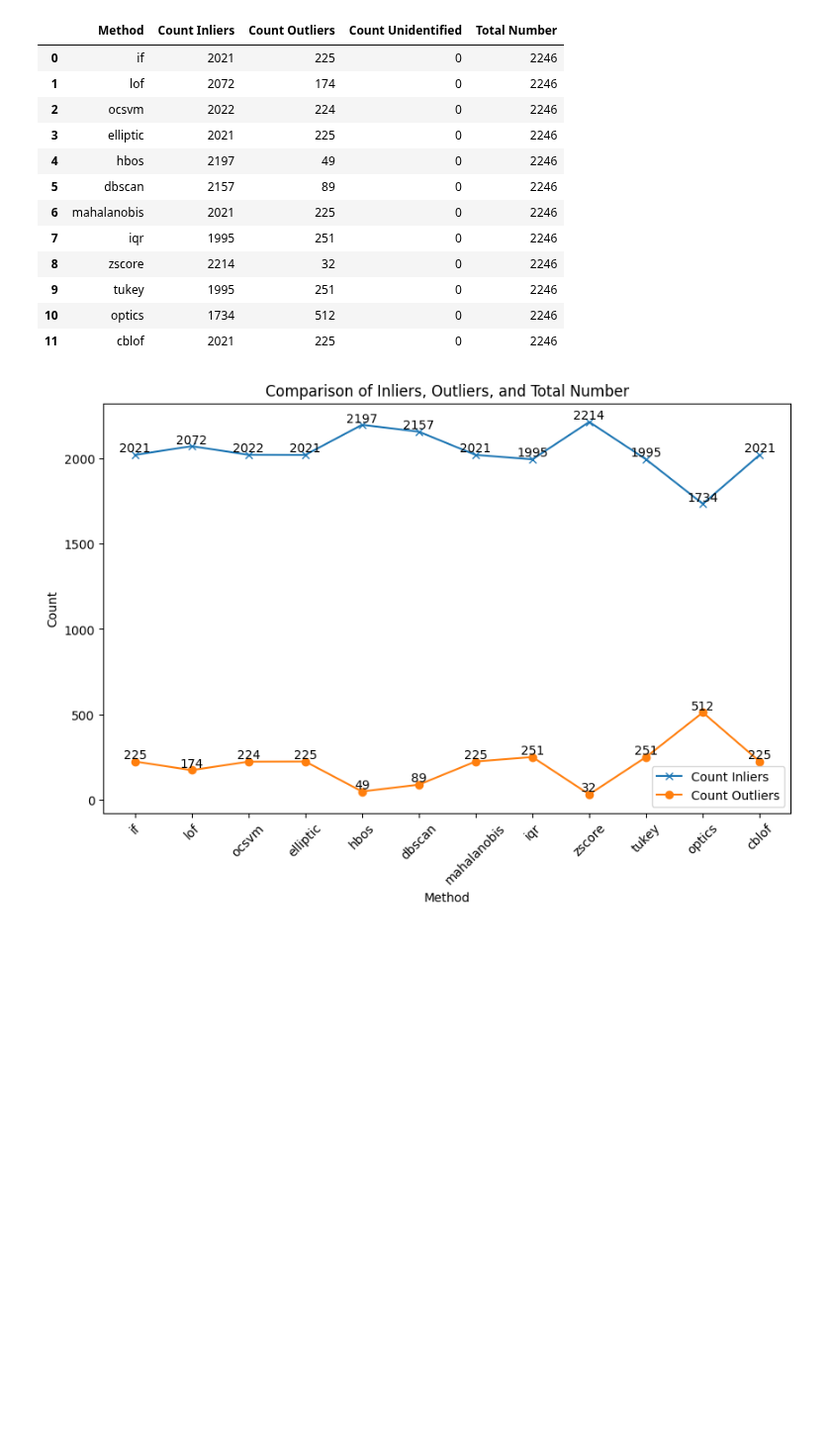
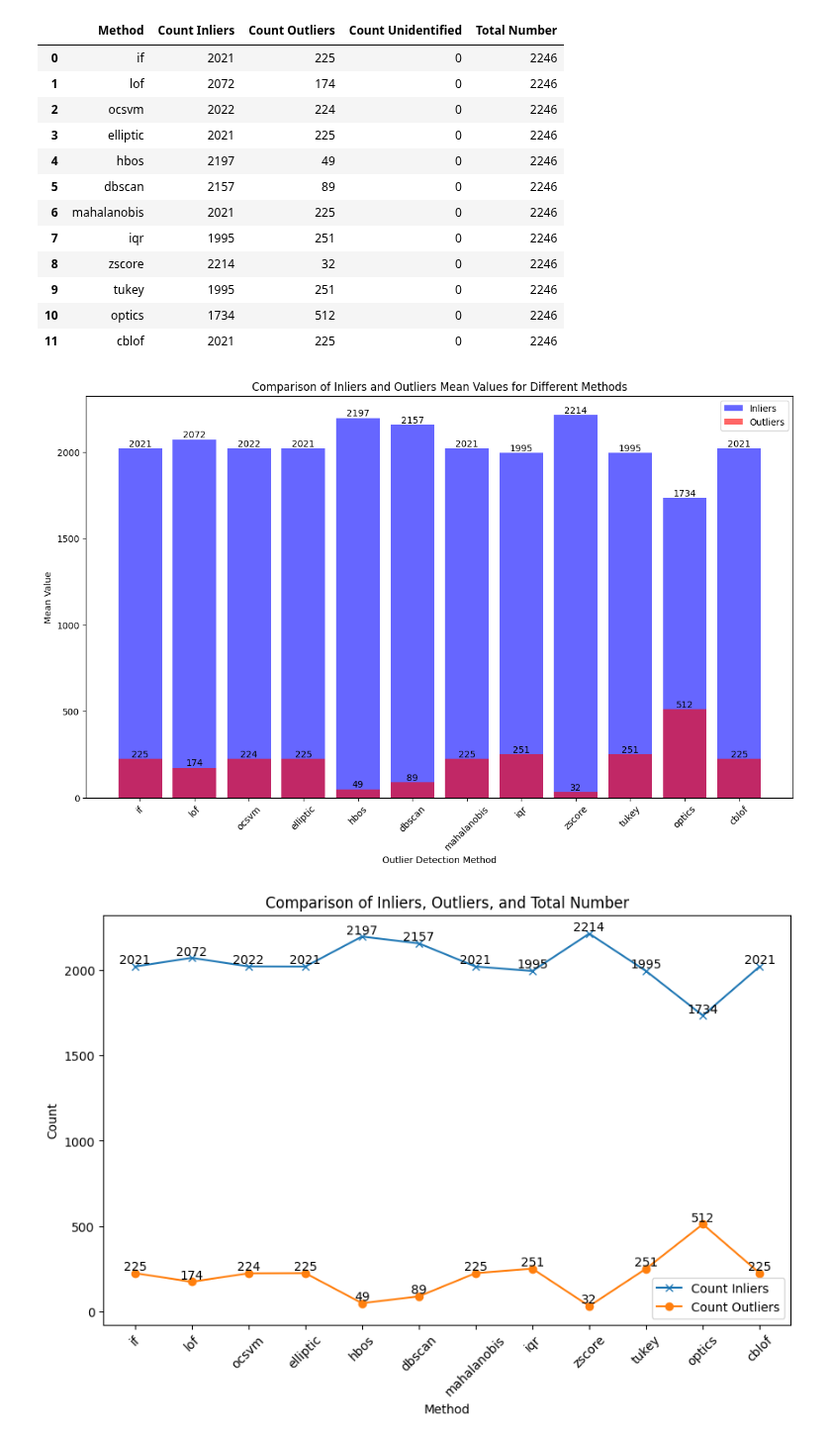
Before and after one commit to roniwahyu/outlier-detection2024, a Jupyter notebook: 01.Dataset-Rofiqul/Ujicoba3-29052024/09_05_1_N2O_Agriculture_OutliersDetection_2.ipynb, the cells around one changed output. Shown at 99% size. Saved outputs shown, nothing was run; the diff lists cells and outputs as text; code cells hidden in the pictures; blank space fills up the shorter version.

```diff
--- a/01.Dataset-Rofiqul/Ujicoba3-29052024/09_05_1_N2O_Agriculture_OutliersDetection_2.ipynb
+++ b/01.Dataset-Rofiqul/Ujicoba3-29052024/09_05_1_N2O_Agriculture_OutliersDetection_2.ipynb
@@ -390,6 +390,58 @@ Comparison Statistics: Outlier Detection Methods
 # Save the results to a CSV file
 output_file_path = 'dataset/09_05_3_1_AgricultureOutliersDetectionResultsSummary.csv'
 statistics.to_csv(output_file_path, index=False)
+# %%
+# Plotting
+plt.figure(figsize=(14, 8))
+
+# Bar plot for Outliers Mean
+# bars3 = plt.bar(statistics['Method'], statistics['Total Number'], color='gray', alpha=0.6, label='Total')
+
+# Bar plot for Inliers Mean
+bars1 = plt.bar(statistics['Method'], statistics['Count Inliers'], color='blue', alpha=0.6, label='Inliers')
+
+# Bar plot for Outliers Mean
+bars2 = plt.bar(statistics['Method'], statistics['Count Outliers'], color='red', alpha=0.6, label='Outliers')
+
+# # Add labels on top of each bar for Outliers Mean
+# for bar in bars3:
+#     yval = bar.get_height()
+#     plt.text(bar.get_x() + bar.get_width() / 2, yval, round(yval, 2), ha='center', va='bottom')
+
+
+# Add labels on top of each bar for Inliers Mean
+for bar in bars1:
+    yval = bar.get_height()
+    plt.text(bar.get_x() + bar.get_width() / 2, yval, round(yval, 2), ha='center', va='bottom')
+
+# Add labels on top of each bar for Outliers Mean
+for bar in bars2:
+    yval = bar.get_height()
+    plt.text(bar.get_x() + bar.get_width() / 2, yval, round(yval, 2), ha='center', va='bottom')
+
+
+# Set the x-axis label
+plt.xlabel('Outlier Detection Method')
+
+# Set the y-axis label
+plt.ylabel('Mean Value')
+
+# Set the title
+plt.title('Comparison of Inliers and Outliers Mean Values for Different Methods')
+
+# Rotate x-axis labels for better visibility
+plt.xticks(rotation=45)
+
+# Add a legend
+plt.legend()
+
+# Save the plot as a PNG file
+plt.savefig('visual/0905_11_ColumnComparisonOutliersInliers.png', dpi=300, bbox_inches='tight')
+
+# Show the plot
+plt.show()
+# %% [output]
+[figure, added]
 # %%
 # Set the figure size
 plt.figure(figsize=(10, 6))
```
Also changed, not shown: parts of 2 cells of this notebook, 1 other file.
